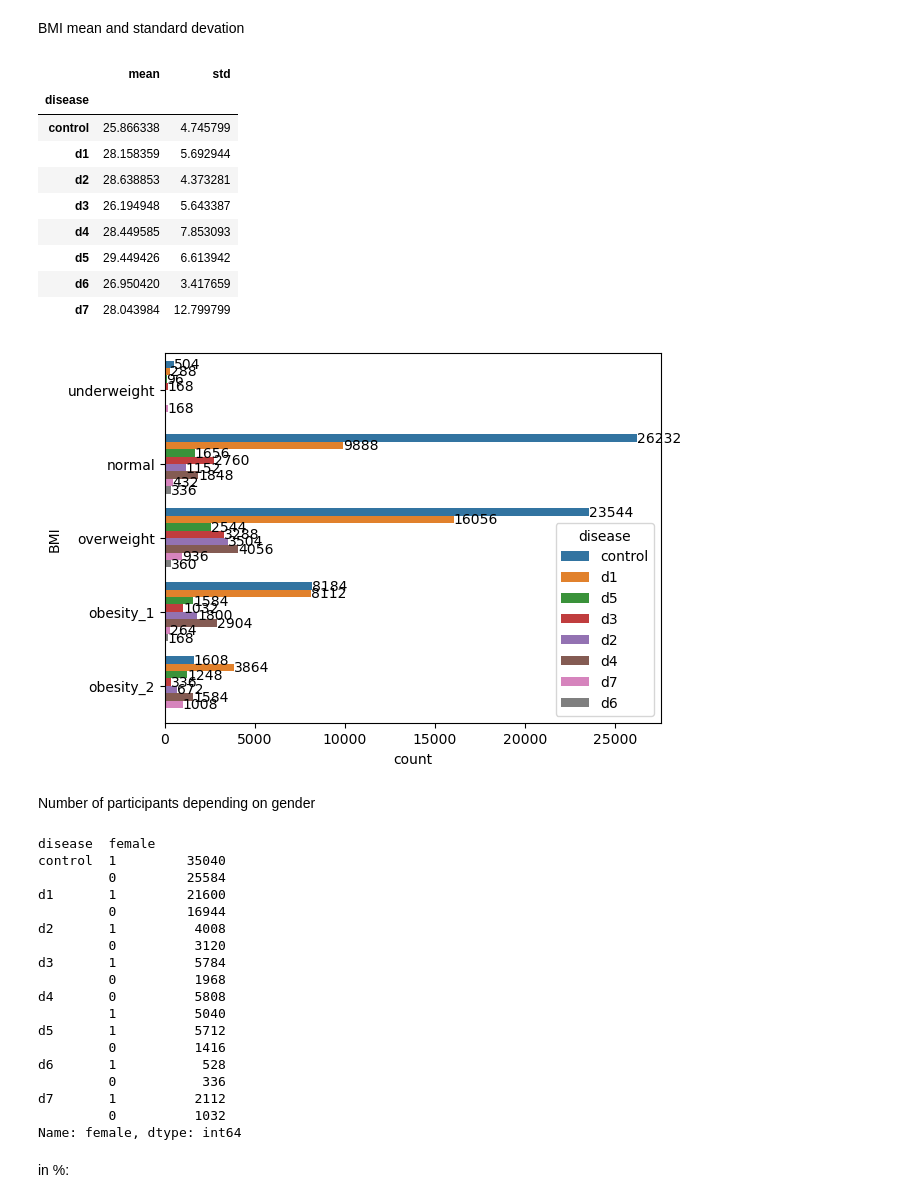
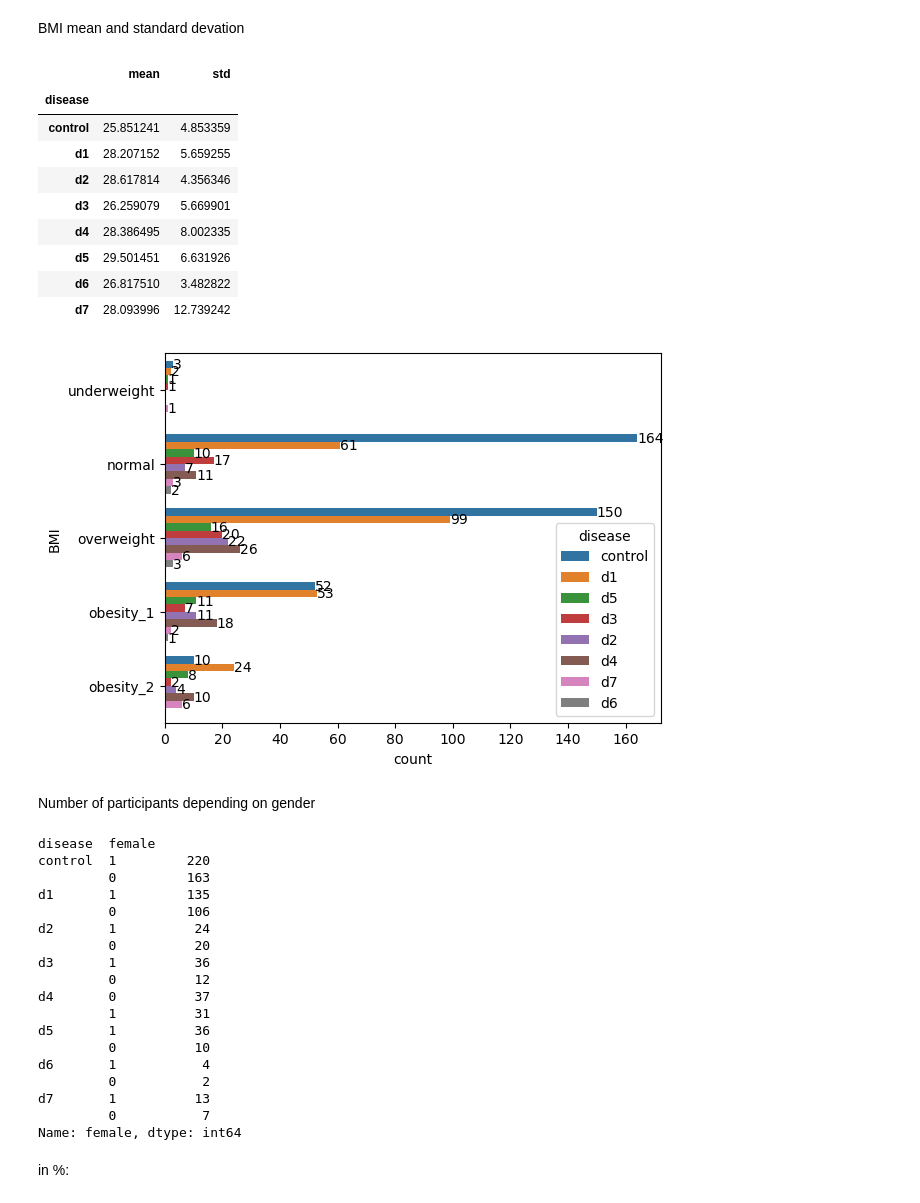
Before and after one commit to mjoeli/csb_project, a Jupyter notebook: statistics.ipynb, the cells around one changed output. Saved outputs shown, nothing was run; the diff lists cells and outputs as text; code cells hidden in the pictures.

```diff
--- a/statistics.ipynb
+++ b/statistics.ipynb
@@ -51,6 +190,6 @@ total_participants
 # %% [markdown]
 Counting responents in each group
 # %%
-df['disease']  = df[['d1', 'd2', 'd3', 'd4', 'd5', 'd6', 'd7', 'control',]].apply(lambda x: x.idxmax(), axis=1)
-df['disease'].value_counts()
+df_stat['disease']  = df_stat[['d1', 'd2', 'd3', 'd4', 'd5', 'd6', 'd7', 'control',]].apply(lambda x: x.idxmax(), axis=1)
+df_stat['disease'].value_counts()
 # %% [output]
@@ -88,7 +227,7 @@ st_dev_age
 # %%
 data = pd.DataFrame({
-    "age": pd.cut(df["age"], bins=[50, 60, 70, 80, 90, np.inf]),
-    "disease": df["disease"]
+    "age": pd.cut(df_stat["age"], bins=[50, 60, 70, 80, 90, np.inf]),
+    "disease": df_stat["disease"]
 })
 
 plt.figure()
@@ -102,56 +241,56 @@ plt.show()
 # %% [markdown]
 BMI mean and standard devation
 # %%
-st_dev_BMI = df.groupby('disease')['bmi'].agg(['mean', 'std']) # for mean and std deviation
+st_dev_BMI = df_stat.groupby('disease')['bmi'].agg(['mean', 'std']) # for mean and std deviation
 st_dev_BMI
 # %% [output]
 |  | mean | std |
 | disease |  |  |
-| control | 25.866338 | 4.745799 |
-| d1 | 28.158359 | 5.692944 |
-| d2 | 28.638853 | 4.373281 |
-| d3 | 26.194948 | 5.643387 |
-| d4 | 28.449585 | 7.853093 |
-| d5 | 29.449426 | 6.613942 |
-| d6 | 26.950420 | 3.417659 |
-| d7 | 28.043984 | 12.799799 |
+| control | 25.851241 | 4.853359 |
+| d1 | 28.207152 | 5.659255 |
+| d2 | 28.617814 | 4.356346 |
+| d3 | 26.259079 | 5.669901 |
+| d4 | 28.386495 | 8.002335 |
+| d5 | 29.501451 | 6.631926 |
+| d6 | 26.817510 | 3.482822 |
+| d7 | 28.093996 | 12.739242 |
 # %%
 data = pd.DataFrame({
-    "BMI": pd.cut(df["bmi"], bins=[0, 18.5, 25, 30, 35, np.inf],
+    "BMI": pd.cut(df_stat["bmi"], bins=[0, 18.5, 25, 30, 35, np.inf],
                             labels=["underweight", "normal", "overweight", "obesity_1", "obesity_2"]),
-    "disease": df["disease"]
+    "disease": df_stat["disease"]
 })
 
 plt.figure()
 ax = sns.countplot(data=data, y="BMI", hue="disease")
 for container in ax.containers:
     ax.bar_label(container)
 plt.show()
 # %% [output]
-[figure, old version]
+[figure, new version]
 # %% [markdown]
 Number of participants depending on gender
 # %%
-count_sex = df.groupby('disease')['female'].value_counts()
+count_sex = df_stat.groupby('disease')['female'].value_counts()
 count_sex
 # %% [output]
 disease  female
-control  1         35040
-         0         25584
-d1       1         21600
-         0         16944
-d2       1          4008
-         0          3120
-d3       1          5784
-         0          1968
-d4       0          5808
-         1          5040
-d5       1          5712
-         0          1416
-d6       1           528
-         0           336
-d7       1          2112
-         0          1032
+control  1         220
+         0         163
+d1       1         135
+         0         106
+d2       1          24
+         0          20
+d3       1          36
+         0          12
+d4       0          37
+         1          31
+d5       1          36
+         0          10
+d6       1           4
+         0           2
+d7       1          13
+         0           7
 Name: female, dtype: int64
 # %% [markdown]
 in %:
```
Also changed, not shown: parts of 18 cells of this notebook.
